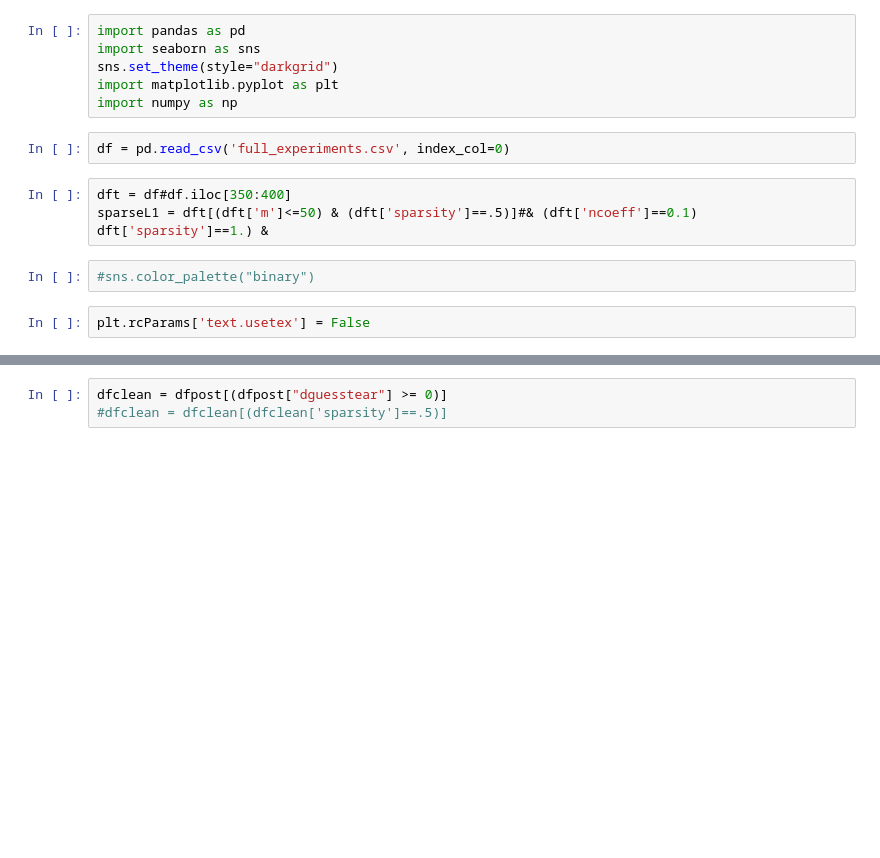
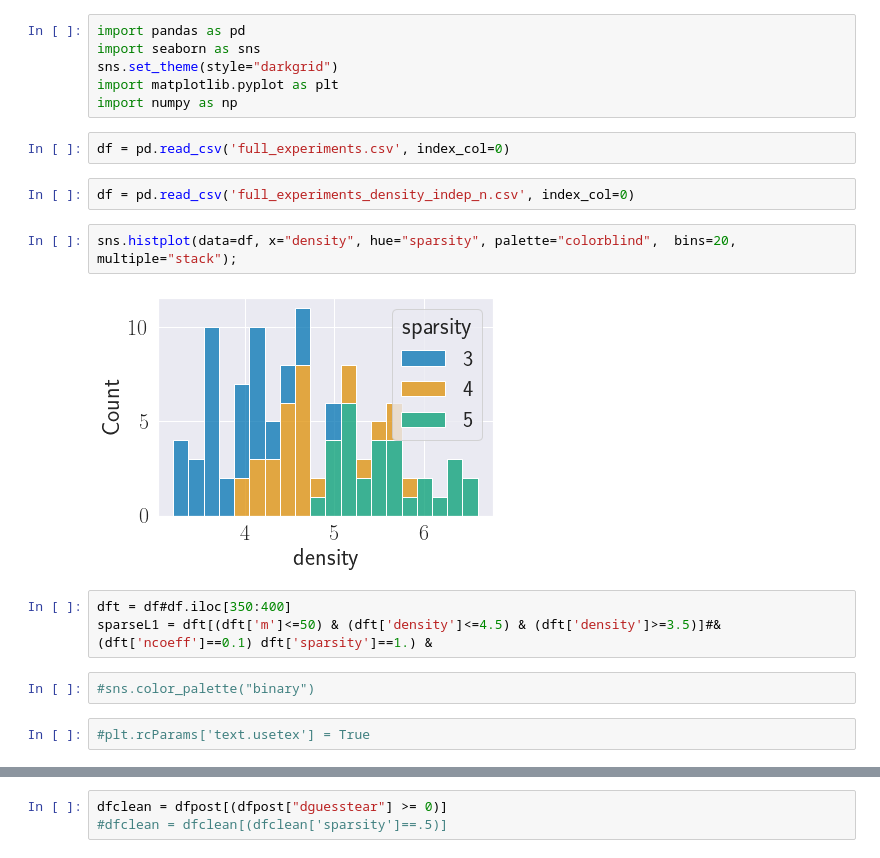
Before and after one commit to norheim/minimdo, a Jupyter notebook: minimdo/structure_optim/plotting.ipynb, the cells around one changed output, grey strips where cells are left out. Saved outputs shown, nothing was run; the diff lists cells and outputs as text; blank space fills up the shorter version.

```diff
--- a/minimdo/structure_optim/plotting.ipynb
+++ b/minimdo/structure_optim/plotting.ipynb
@@ -6,13 +6,19 @@ import matplotlib.pyplot as plt
 import numpy as np
 # %%
 df = pd.read_csv('full_experiments.csv', index_col=0)
+# %%
+df = pd.read_csv('full_experiments_density_indep_n.csv', index_col=0)
+# %%
+sns.histplot(data=df, x="density", hue="sparsity", palette="colorblind",  bins=20, multiple="stack");
+# %% [output]
+[figure, added]
 # %%
 dft = df#df.iloc[350:400]
-sparseL1 = dft[(dft['m']<=50) & (dft['sparsity']==.5)]#& (dft['ncoeff']==0.1) dft['sparsity']==1.) &
+sparseL1 = dft[(dft['m']<=50) & (dft['density']<=4.5) & (dft['density']>=3.5)]#& (dft['ncoeff']==0.1) dft['sparsity']==1.) &
 # %%
 #sns.color_palette("binary")
 # %%
-plt.rcParams['text.usetex'] = False
+#plt.rcParams['text.usetex'] = True
 # %%
 #df[['ncoeff', 'sparsity']].apply(tuple, axis=1)
 #plt.style.use('grayscale')
```
Also changed, not shown: parts of 12 cells of this notebook, 6 other files.
